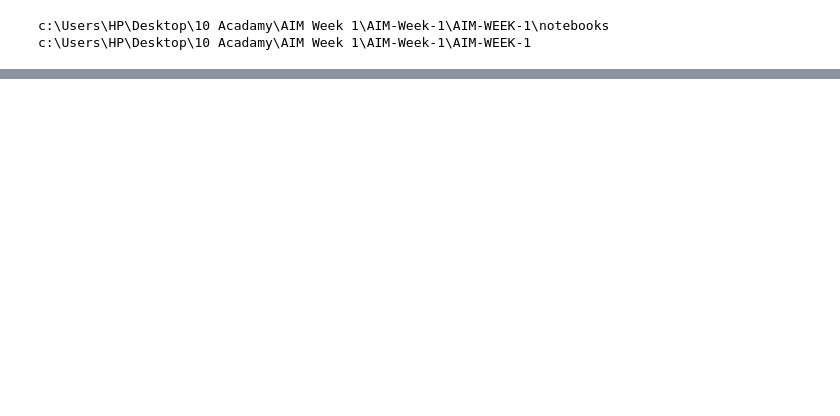
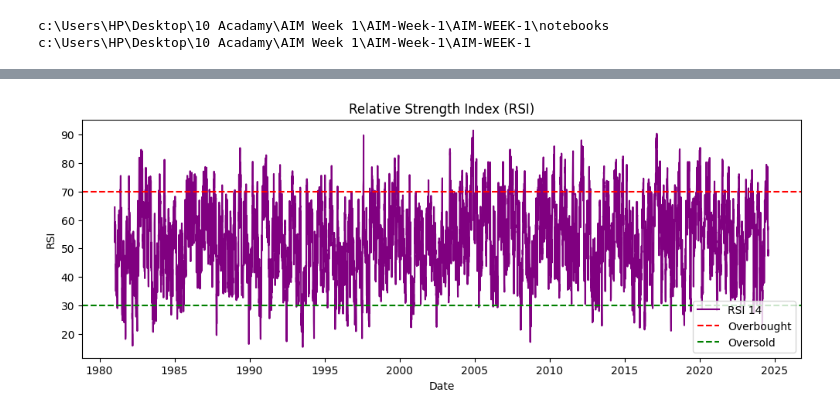
Before and after one commit to malzbanker/AIM-WEEK-1, a Jupyter notebook: notebooks/financial_analysis.ipynb, the cells around one changed output, grey strips where cells are left out. Cells and saved outputs as stored; diff of their text form; code cells hidden in the pictures; blank space fills up the shorter version.

```diff
--- a/notebooks/financial_analysis.ipynb
+++ b/notebooks/financial_analysis.ipynb
@@ -85,0 +104,13 @@ portfolio_returns,portfolio_volatility,sharpe_ratio=analyzer.calculate_portfolio
+# %%
+#RSI Visualization
+plt.figure(figsize=(12, 4))
+plt.plot(data['Date'], data['RSI_14'], label="RSI 14", color='purple')
+plt.axhline(70, color='red', linestyle='--', label="Overbought")
+plt.axhline(30, color='green', linestyle='--', label="Oversold")
+plt.title("Relative Strength Index (RSI)")
+plt.xlabel("Date")
+plt.ylabel("RSI")
+plt.legend()
+plt.show()
+# %% [output]
+[figure, added]
```
Also changed, not shown: parts of 24 cells of this notebook, 1 other file.
